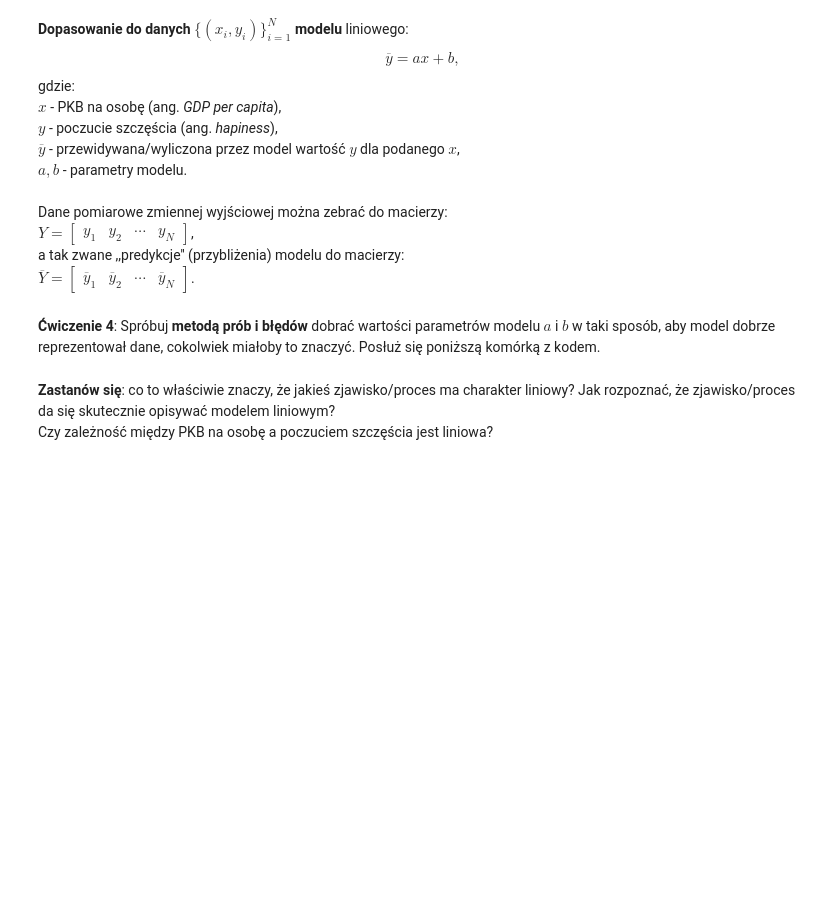
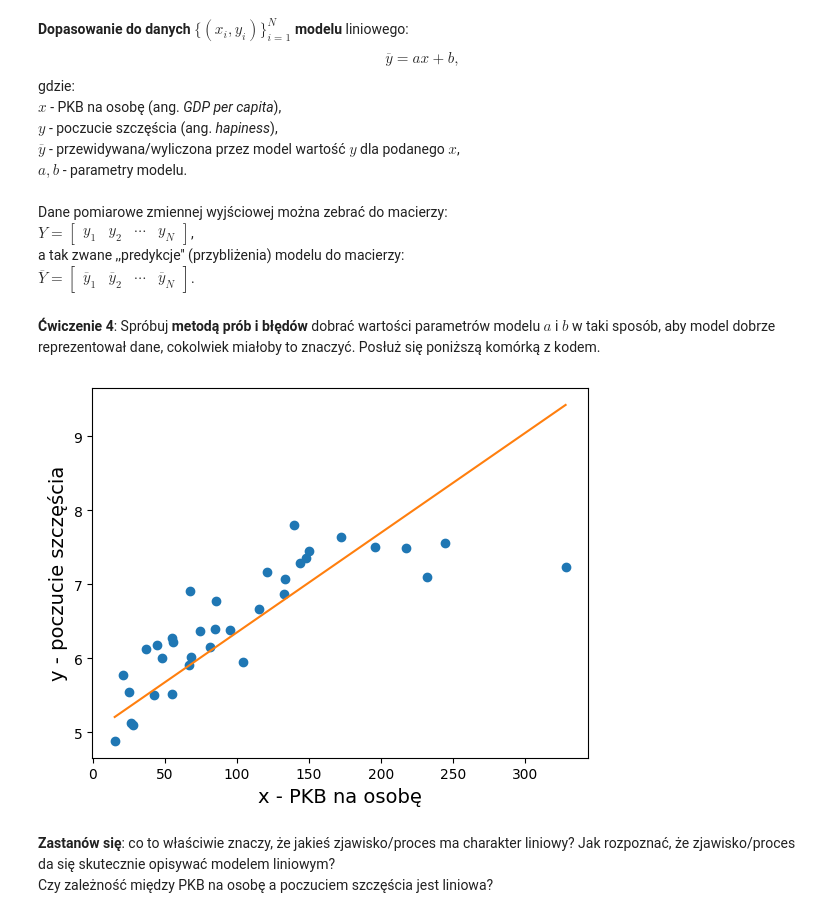
Before and after one commit to wkrzos/WUST-CompSci-BSc, a Jupyter notebook: Semester 4/Systems Analysis and Decision Support Methods/l3/3_metoda_najwiekszych_kwadratow.ipynb, the cells around one changed output. Drawn from its saved outputs; the diff is of its cells as text; code cells hidden in the pictures; blank space fills up the shorter version.

```diff
--- a/Semester 4/Systems Analysis and Decision Support Methods/l3/3_metoda_najwiekszych_kwadratow.ipynb
+++ b/Semester 4/Systems Analysis and Decision Support Methods/l3/3_metoda_najwiekszych_kwadratow.ipynb
@@ -139,21 +139,23 @@ $\overline{Y} = \begin{bmatrix} \overline{y}_1 & \overline{y}_2 & \cdots & \over
 # %%
 def model(parametry, x):
   a, b = parametry
   return a * x + b
 
 # W tym miejscu wprowadzasz swoje oszacowania (ang. estimates) wartości parametrów modelu
-a_est, b_est = 1, 1
+a_est, b_est = 0.0135, 5
 
 # utwórz wartości x dla całego zakresu zmienności na osi x
 X_test = np.linspace(start=X.min(), stop=X.max(), num=300)
 # "odpytaj" model dla zakresu osi x objętego pomiarami
 Y_pred = model(parametry=[a_est, b_est], x=X_test)
 
 plt.scatter(X, Y)
 plt.plot(X_test, Y_pred, color='tab:orange')
 plt.xlabel('x - PKB na osobę', fontsize=14)
 plt.ylabel('y - poczucie szczęścia', fontsize=14)
 plt.show()
+# %% [output]
+[figure, added]
 # %% [markdown]
 **Zastanów się**: co to właściwie znaczy, że jakieś zjawisko/proces ma charakter liniowy? Jak rozpoznać, że zjawisko/proces da się skutecznie opisywać modelem liniowym? <br>
 Czy zależność między PKB na osobę a poczuciem szczęścia jest liniowa?
```
Also changed, not shown: parts of 1 cell of this notebook.
